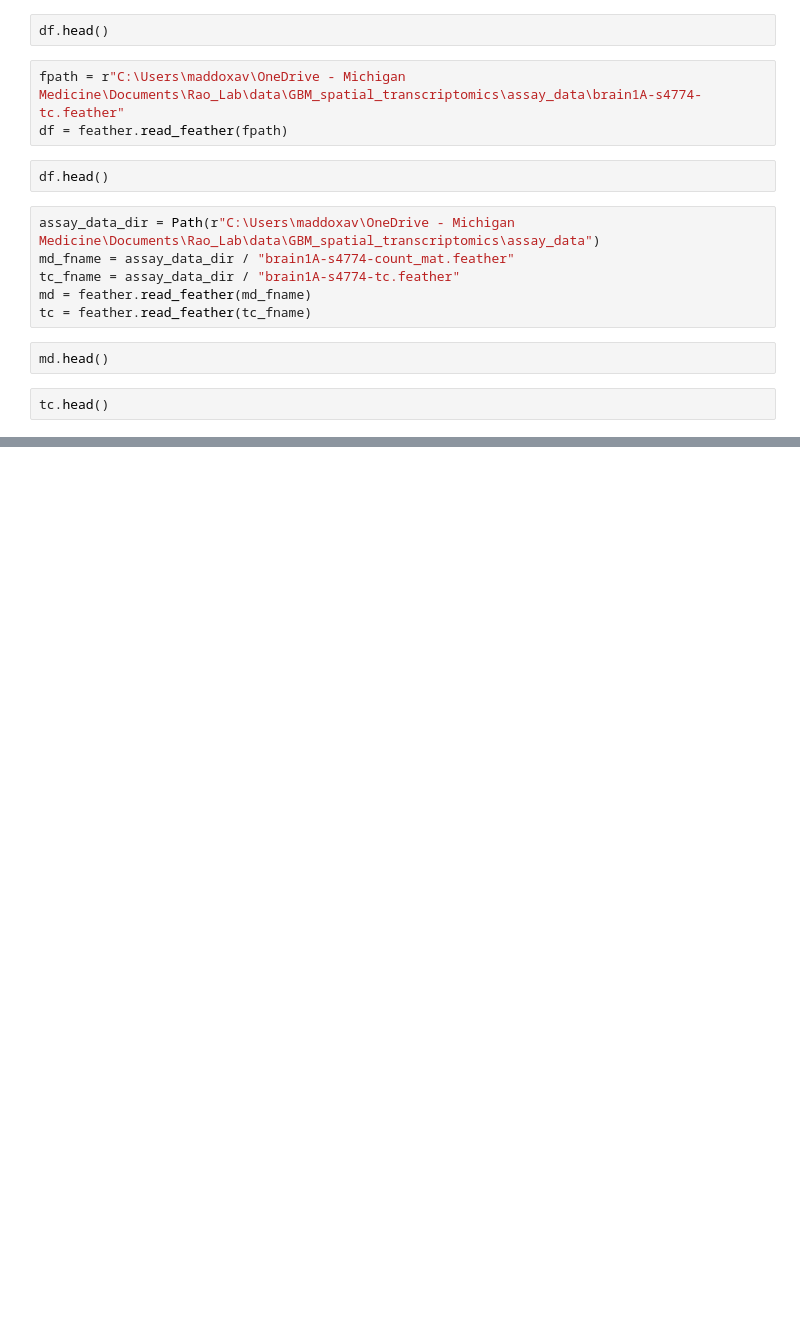
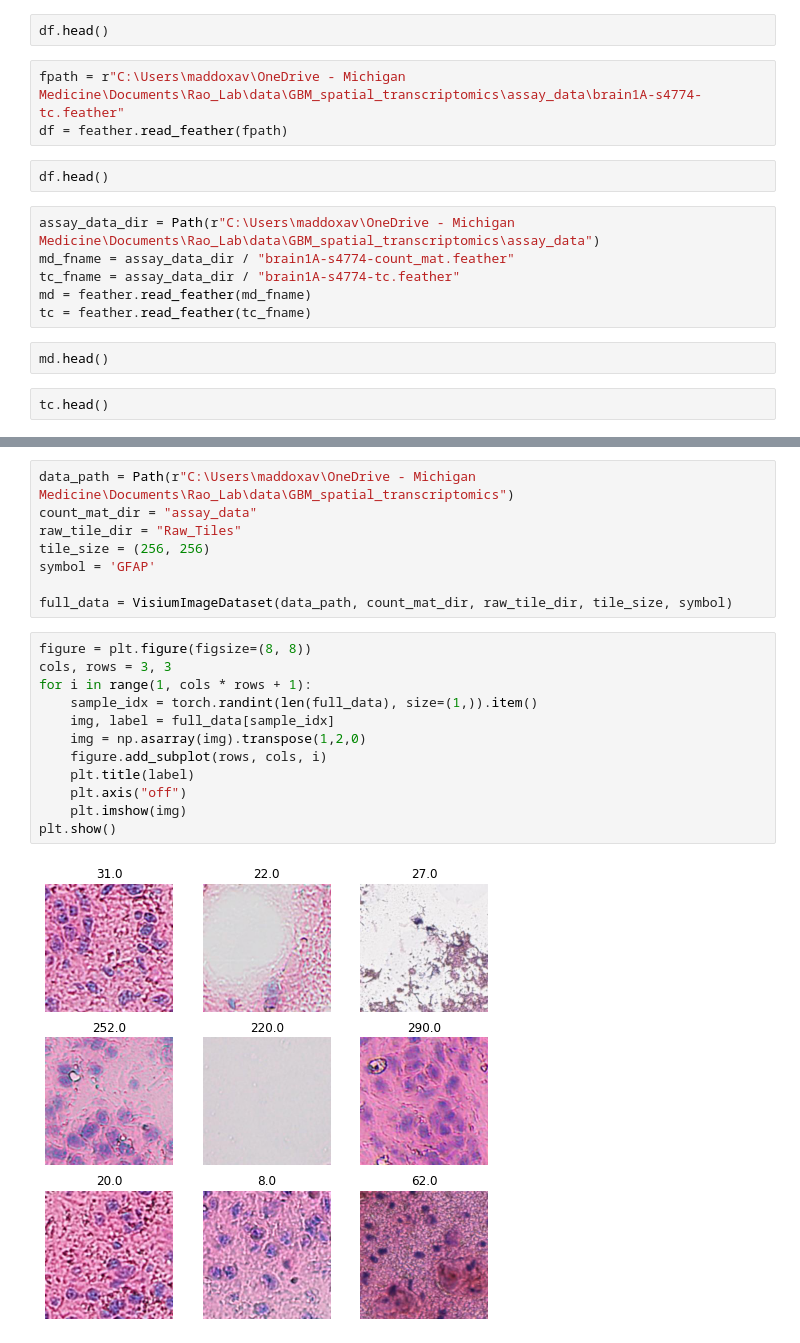
Before and after one commit to maddoxav/virtual_visium, a Jupyter notebook: src/scrap.ipynb, the cells around one changed output, grey strips where cells are left out. Drawn from its saved outputs; the diff is of its cells as text; blank space fills up the shorter version.

```diff
--- a/src/scrap.ipynb
+++ b/src/scrap.ipynb
@@ -135,0 +316,22 @@ tc.head()
+# %%
+data_path = Path(r"C:\Users\maddoxav\OneDrive - Michigan Medicine\Documents\Rao_Lab\data\GBM_spatial_transcriptomics")
+count_mat_dir = "assay_data"
+raw_tile_dir = "Raw_Tiles"
+tile_size = (256, 256)
+symbol = 'GFAP'
+
+full_data = VisiumImageDataset(data_path, count_mat_dir, raw_tile_dir, tile_size, symbol)
+# %%
+figure = plt.figure(figsize=(8, 8))
+cols, rows = 3, 3
+for i in range(1, cols * rows + 1):
+    sample_idx = torch.randint(len(full_data), size=(1,)).item()
+    img, label = full_data[sample_idx]
+    img = np.asarray(img).transpose(1,2,0)
+    figure.add_subplot(rows, cols, i)
+    plt.title(label)
+    plt.axis("off")
+    plt.imshow(img)
+plt.show()
+# %% [output]
+[figure, added]
```
Also changed, not shown: parts of 19 cells of this notebook, 3 other files.
